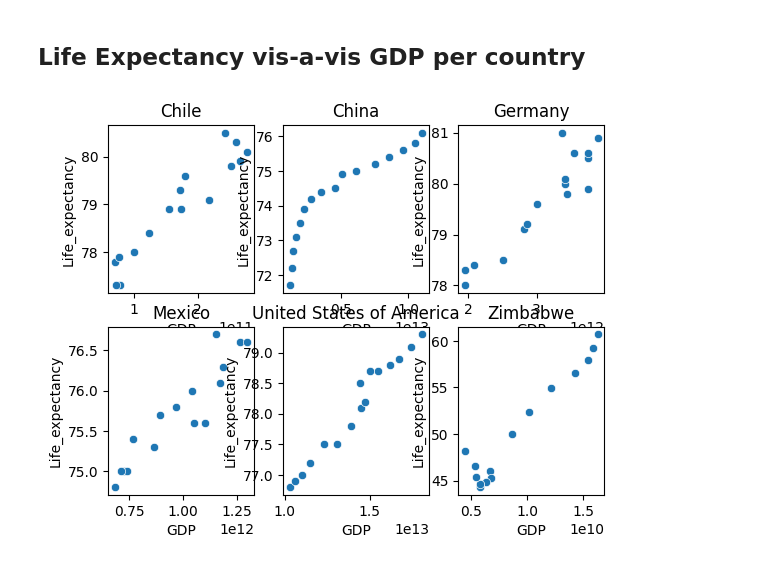
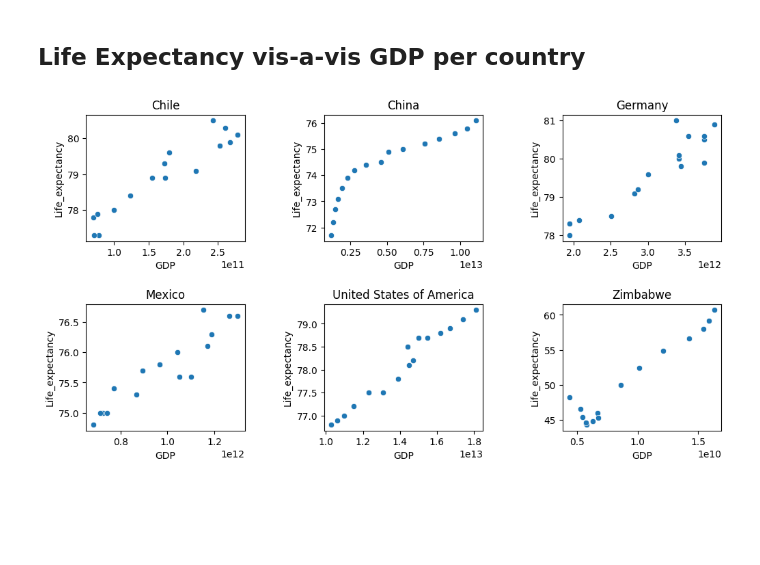
Before and after one commit to ramtob/codecademy-python, a Jupyter notebook: Life-Expectancy-and-GDP-Starter/life_expectancy_gdp.ipynb, the cells around one changed output. Drawn from its saved outputs; the diff is of its cells as text; code cells hidden in the pictures; blank space fills up the shorter version.

```diff
--- a/Life-Expectancy-and-GDP-Starter/life_expectancy_gdp.ipynb
+++ b/Life-Expectancy-and-GDP-Starter/life_expectancy_gdp.ipynb
@@ -74,11 +74,13 @@ plt.show()
 # %%
 # Get a list of all the countries
 countries = df_all['Country'].value_counts().index
 # Loop over all the countries and draw a graph for each country
+plt.figure(figsize=(12, 6))
 for i in range(len(countries)):
     plt.subplot(2, 3, i+1)
     sns.scatterplot(data=df_all[df_all.Country == countries[i]], x='GDP', y='Life_expectancy')
     plt.title(countries[i])
+plt.subplots_adjust(wspace=0.5, hspace=0.5)
 plt.show()
 # %% [output]
-[figure, old version]
+[figure, new version]
```
